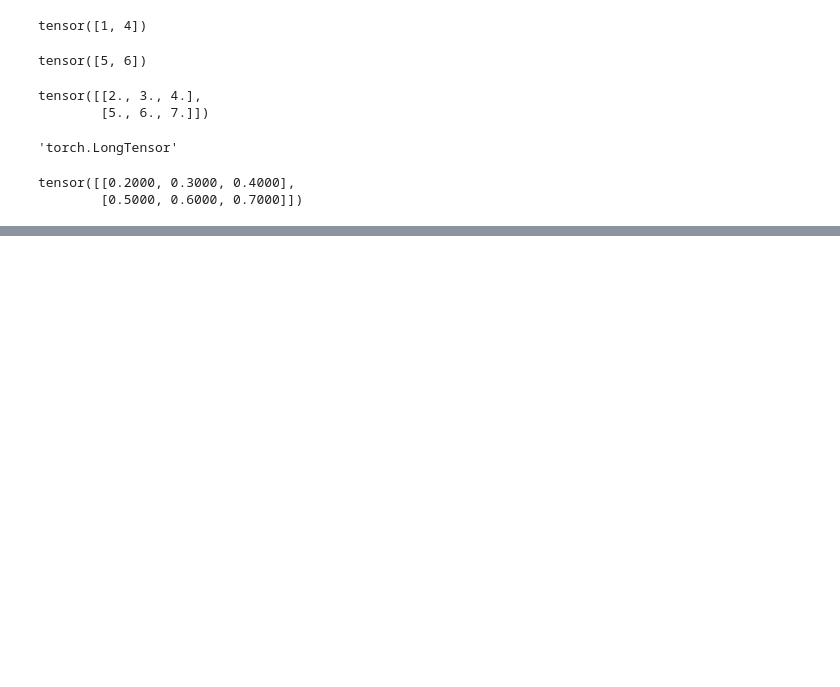
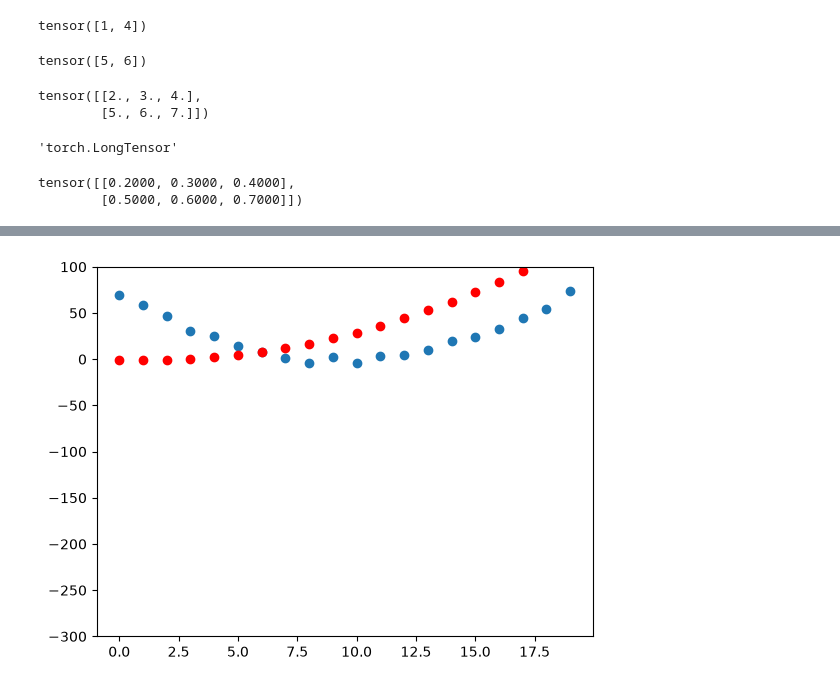
Before and after one commit to mishazawa/nn, a Jupyter notebook: src/tensors.ipynb, the cells around one changed output, grey strips where cells are left out. Drawn from its saved outputs; the diff is of its cells as text; code cells hidden in the pictures; blank space fills up the shorter version.

```diff
--- a/src/tensors.ipynb
+++ b/src/tensors.ipynb
@@ -60,0 +158,5 @@ t.unsqueeze(1).shape
+# %%
+lr = 1e-4
+# %%
+params.data -= lr * params.grad.data
+params.grad = None
@@ -60,0 +168,4 @@ t.unsqueeze(1).shape
+# %%
+show_preds(preds)
+# %% [output]
+[figure, added]
```
Also changed, not shown: parts of 33 cells of this notebook, 5 other files.
